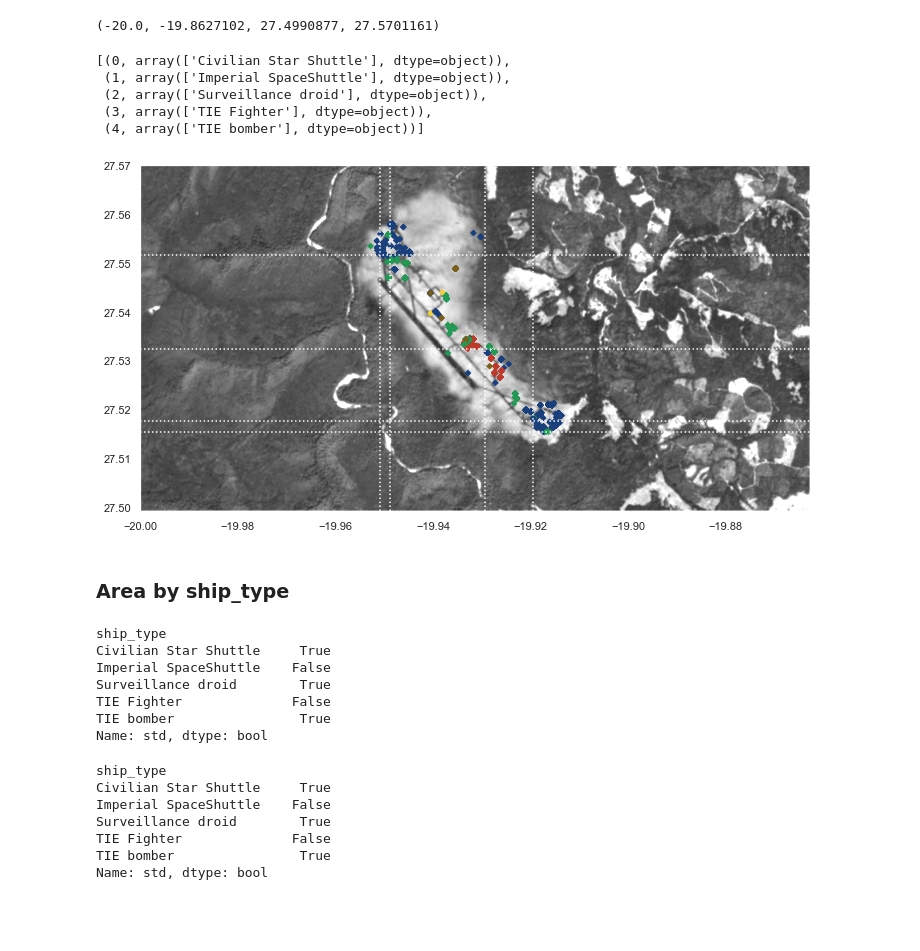
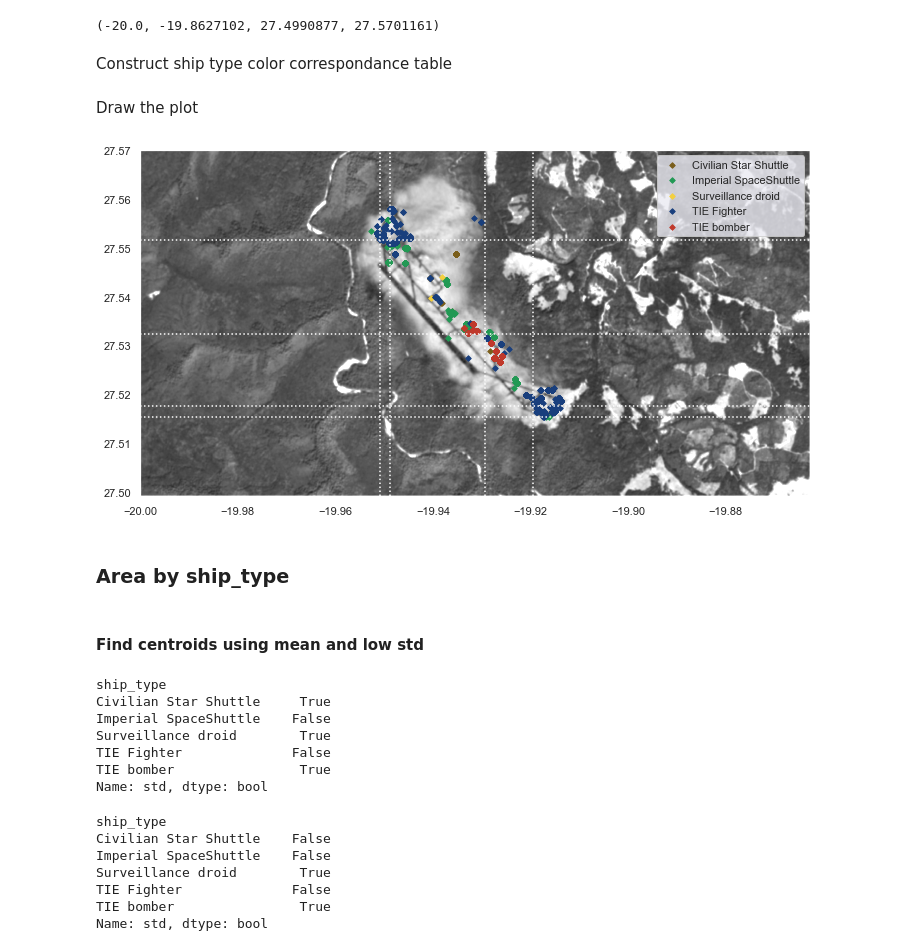
Before and after one commit to AlexisBogroff/geo_challenge, a Jupyter notebook: part_3_2_eda_exploration.ipynb, the cells around one changed output. Drawn from its saved outputs; the diff is of its cells as text; code cells hidden in the pictures; blank space fills up the shorter version.

Commit message:
Add a ship_color correspondance table

```diff
--- a/part_3_2_eda_exploration.ipynb
+++ b/part_3_2_eda_exploration.ipynb
@@ -302,35 +301,38 @@ cat_labels_arr = cat_labels.values
-# %%
-map = sorted([(i, data[cat_labels == i]['ship_type'].unique()) for i in cat_labels.unique()])
-map
-# %% [output]
-[(0, array(['Civilian Star Shuttle'], dtype=object)),
- (1, array(['Imperial SpaceShuttle'], dtype=object)),
- (2, array(['Surveillance droid'], dtype=object)),
- (3, array(['TIE Fighter'], dtype=object)),
- (4, array(['TIE bomber'], dtype=object))]
+# %% [markdown]
+Construct ship type color correspondance table
+# %%
+ship_types = data['ship_type'].unique()
+ship_types.sort()
 # %%
-# Construct color map
+# Construct color scale
 color_scale = ['#7A5E1B', '#229954', '#F4D03F', '#193F7D', '#C0392B']
-color_map = [color_scale[i] for i in cat_labels_arr]
+# Construct color-ship correspondance table
+ship_color_table = {ship:color for (ship, color) in zip(ship_types, color_scale)}
+# %% [markdown]
+Draw the plot
 # %%
 plt.figure(figsize=(12, 12))
 # Draw background
 plt.imshow(img_arr, zorder=.5, cmap='gray', vmin=0, vmax=180, extent=raster.extent)
 
-# Add ships positions
-plt.scatter(data['lon'], data['lat'], c=color_map, marker='D', s=15)
+for ship, color in ship_color_table.items():
+    ma_ship_type = data['ship_type'] == ship
+    plt.scatter(data[ma_ship_type]['lon'], data[ma_ship_type]['lat'], c=color, s=15, marker='D', label=ship)
 
 # Add specific positions
 for x in x_centroids:
     plt.vlines(x, y_min, y_max, colors='w', linestyles='dotted')
 for y in y_centroids:
     plt.hlines(y, x_min, x_max, colors='w', linestyles='dotted')
 
+plt.legend()
 plt.show()
 # %% [output]
-[figure, old version]
+[figure, new version]
 # %% [markdown]
 ### Area by ship_type
+# %% [markdown]
+#### Find centroids using mean and low std
 # %%
 stats_by_ship_type = data.groupby('ship_type').describe()
 # %%
@@ -345,11 +347,11 @@ TIE Fighter              False
 TIE bomber                True
 Name: std, dtype: bool
 # %%
-ma_centroid_lat = stats_by_ship_type['lat']['std'] < 0.01
+ma_centroid_lat = stats_by_ship_type['lat']['std'] < .005
 ma_centroid_lat
 # %% [output]
 ship_type
-Civilian Star Shuttle     True
+Civilian Star Shuttle    False
 Imperial SpaceShuttle    False
 Surveillance droid        True
 TIE Fighter              False
```
Also changed, not shown: parts of 8 cells of this notebook.
